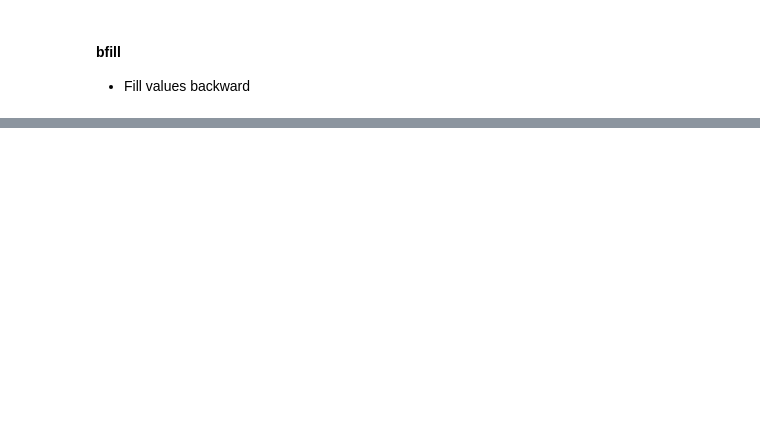
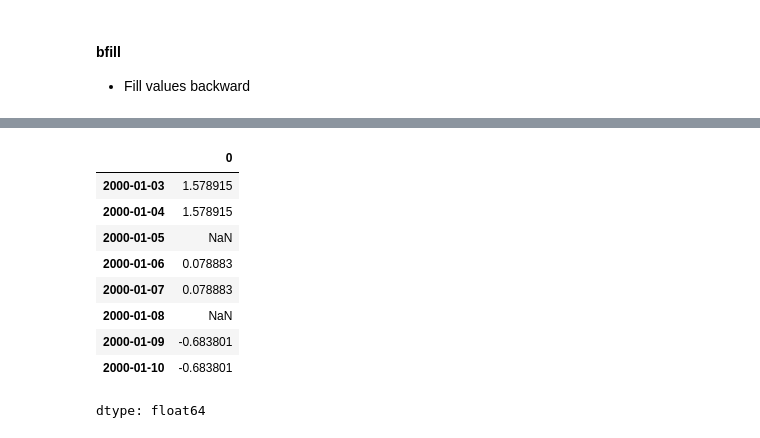
Before and after one commit to KumudithaSilva/pandas-data-science, a Jupyter notebook: Pandas.ipynb, the cells around one changed output, grey strips where cells are left out. Cells and saved outputs as stored; diff of their text form; code cells hidden in the pictures; blank space fills up the shorter version.

```diff
--- a/Pandas.ipynb
+++ b/Pandas.ipynb
@@ -609,0 +623,13 @@ Freq: D, dtype: float64
+# %%
+ts2.reindex(ts.index, method='ffill', tolerance="1 Day")
+# %% [output]
+|  | 0 |
+| 2000-01-03 | 1.578915 |
+| 2000-01-04 | 1.578915 |
+| 2000-01-05 | NaN |
+| 2000-01-06 | 0.078883 |
+| 2000-01-07 | 0.078883 |
+| 2000-01-08 | NaN |
+| 2000-01-09 | -0.683801 |
+| 2000-01-10 | -0.683801 |
+dtype: float64
```
Also changed, not shown: parts of 25 cells of this notebook.
